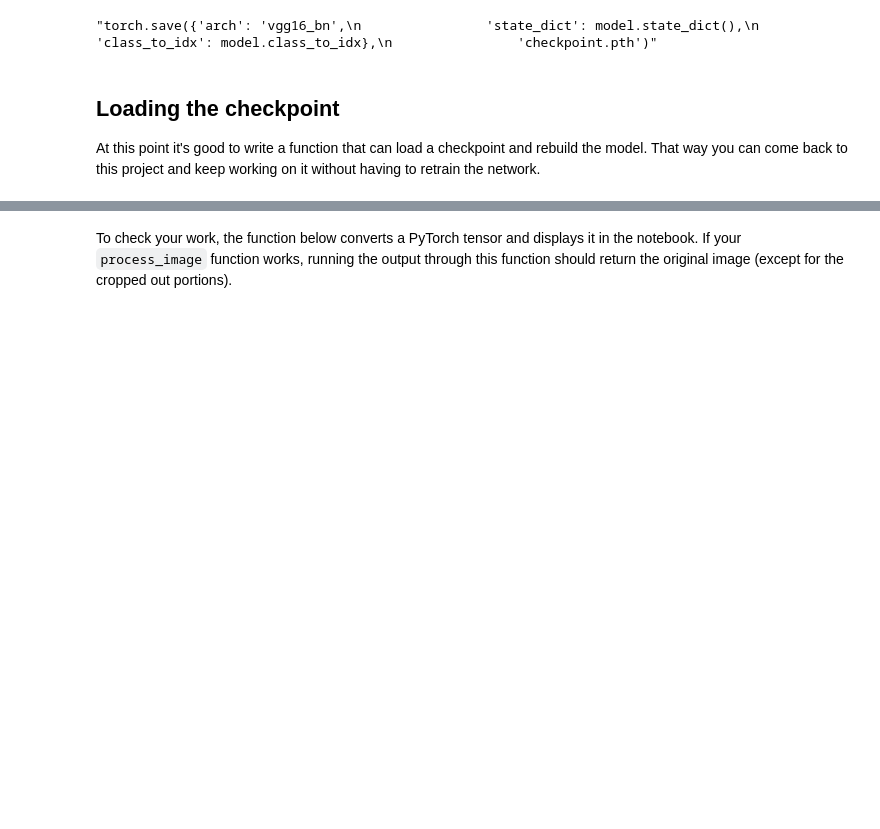
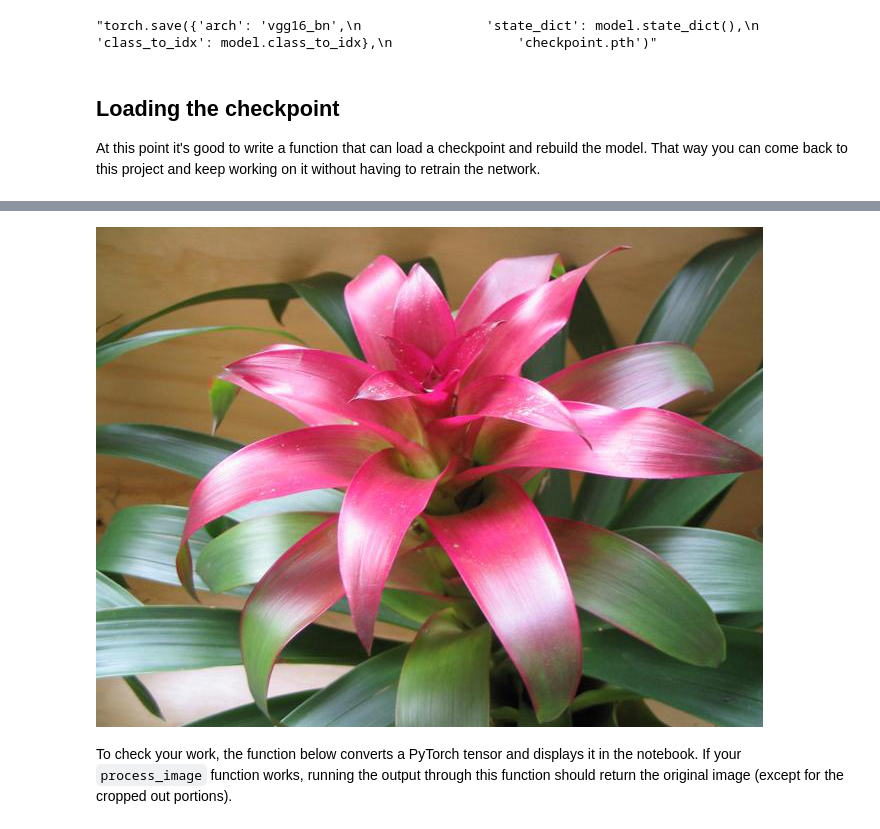
Before and after one commit to kingdom4animal/Udacity, a Jupyter notebook: Image Classifier Project.ipynb, the cells around one changed output, grey strips where cells are left out. Drawn from its saved outputs; the diff is of its cells as text; code cells hidden in the pictures; blank space fills up the shorter version.

```diff
--- a/Image Classifier Project.ipynb
+++ b/Image Classifier Project.ipynb
@@ -496,3 +416,8 @@ def process_image(image):
+# %%
+im=Image.open(practice_img)
+im
+# %% [output]
+[figure, added]
 # %% [markdown]
 To check your work, the function below converts a PyTorch tensor and displays it in the notebook. If your `process_image` function works, running the output through this function should return the original image (except for the cropped out portions).
 # %%
```
Also changed, not shown: parts of 21 cells of this notebook.
